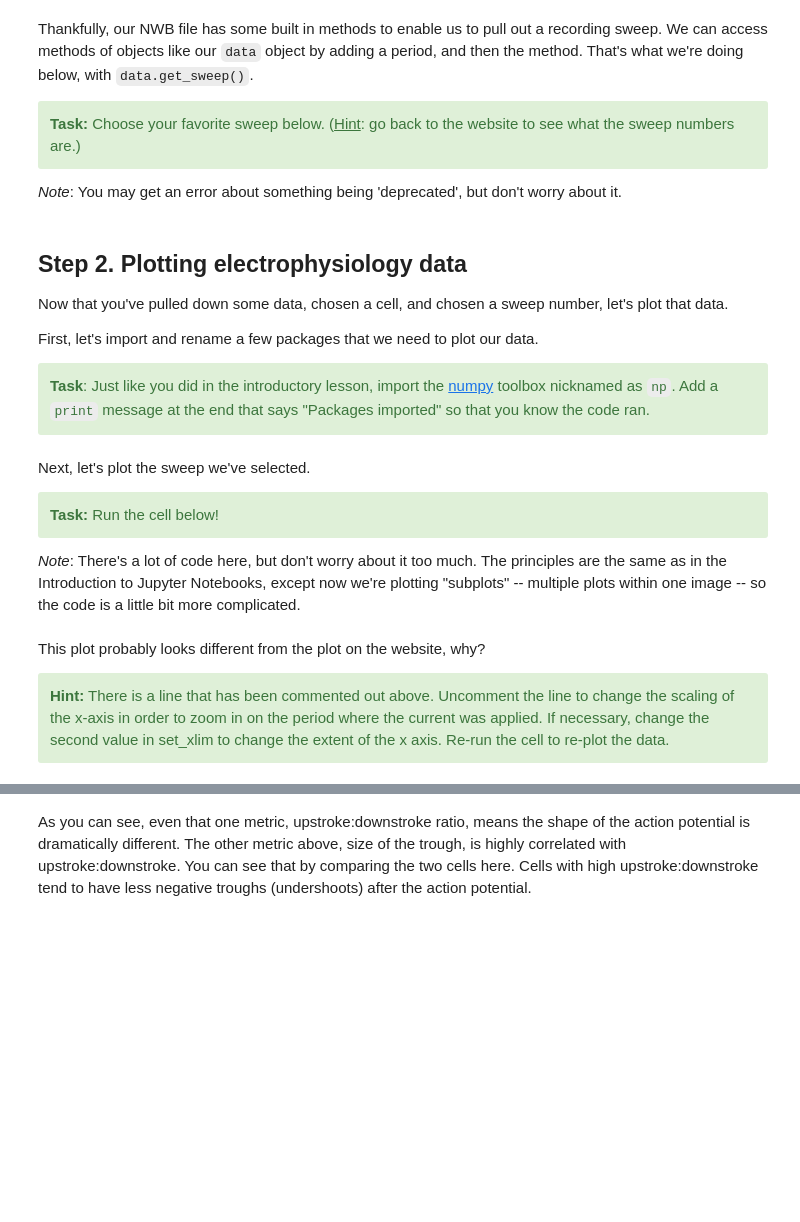
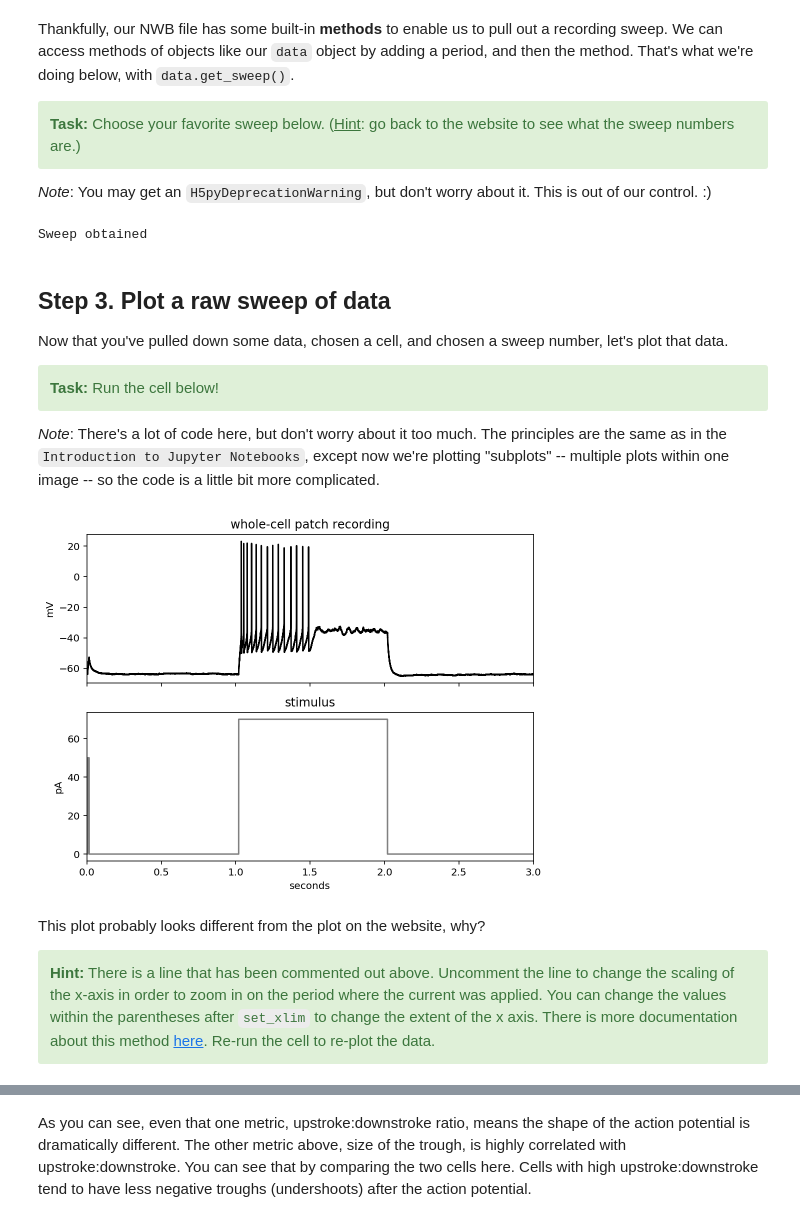
Before and after one commit to ajuavinett/CellTypesLesson, a Jupyter notebook: CellTypesNotebook-CodingLight.ipynb, the cells around one changed output, grey strips where cells are left out. Drawn from its saved outputs; the diff is of its cells as text; code cells hidden in the pictures; blank space fills up the shorter version.

```diff
--- a/CellTypesNotebook-CodingLight.ipynb
+++ b/CellTypesNotebook-CodingLight.ipynb
@@ -41,7 +81,7 @@ Now that we have the packages we need, let's import a raw sweep of the data. The
 This might take a minute or two. You should wait until the circle in the upper right is <i>not</i> filled to continue.</div>
 # %%
 # Enter your cell_id below
-cell_id =
+cell_id = ...
 
 # Get the electrophysiology (ephys) data for that cell
 data = ctc.get_ephys_data(cell_id)
@@ -49,23 +92,16 @@ print('Data retrieved')
 # %% [markdown]
-Thankfully, our NWB file has some built in methods to enable us to pull out a recording sweep. We can access methods of objects like our `data` object by adding a period, and then the method. That's what we're doing below, with `data.get_sweep()`.
+Thankfully, our NWB file has some built-in **methods** to enable us to pull out a recording sweep. We can access methods of objects like our `data` object by adding a period, and then the method. That's what we're doing below, with `data.get_sweep()`.
 
 
 <div class="alert alert-success">
     <b>Task:</b> Choose your favorite sweep below. (<u>Hint</u>: go back to the website to see what the sweep numbers are.)</div>
 
-<i>Note</i>: You may get an error about something being 'deprecated', but don't worry about it.
+<i>Note</i>: You may get an `H5pyDeprecationWarning`, but don't worry about it. This is out of our control. :)
 # %%
 # Assign your favorite sweep number to a variable "sweep_number" below.
-sweep_number =
+sweep_number = ...
 
 sweep_data = data.get_sweep(sweep_number)
 print('Sweep obtained')
+# %% [output]
+Sweep obtained
-# %% [markdown]
-<a id="two"></a>
-## Step 2. Plotting electrophysiology data
-Now that you've pulled down some data, chosen a cell, and chosen a sweep number, let's plot that data.
-
-First, let's import and rename a few packages that we need to plot our data.
-
-<div class="alert alert-success">
-    <b>Task</b>: Just like you did in the introductory lesson, import the <a href="https://www.numpy.org/">numpy</a> toolbox nicknamed as <code>np</code>. Add a <code>print</code> message at the end that says "Packages imported" so that you know the code ran.</div>
@@ -83,39 +108,43 @@ import matplotlib.pyplot as plt
 # %% [markdown]
-Next, let's plot the sweep we've selected.
+<a id="plotsweep"></a>
+## Step 3. Plot a raw sweep of data
+Now that you've pulled down some data, chosen a cell, and chosen a sweep number, let's plot that data.
 
 <div class="alert alert-success"><b>Task:</b> Run the cell below!</div>
 
-<i>Note</i>: There's a lot of code here, but don't worry about it too much. The principles are the same as in the Introduction to Jupyter Notebooks, except now we're plotting "subplots" -- multiple plots within one image -- so the code is a little bit more complicated.
+<i>Note</i>: There's a lot of code here, but don't worry about it too much. The principles are the same as in the `Introduction to Jupyter Notebooks`, except now we're plotting "subplots" -- multiple plots within one image -- so the code is a little bit more complicated.
 # %%
-# Get the stimulus trace and convert to pA
-stim_current = sweep_data['stimulus'] * 1e12 # in A, converted to pA
+# Get the stimulus trace (in amps) and convert to pA
+stim_current = sweep_data['stimulus'] * 1e12
 
-# Get the voltage trace and convert to mV
-response_voltage = sweep_data['response'] * 1e3 # in V, converted to mV
+# Get the voltage trace (in volts) and convert to mV
+response_voltage = sweep_data['response'] * 1e3
 
-# We need to know the sampling rate so that we can create a time axis for our data
+# Get the sampling rate and can create a time axis for our data
 sampling_rate = sweep_data['sampling_rate'] # in Hz
-time_stamps = (np.arange(0, len(response_voltage)) * (1.0 / sampling_rate))
+timestamps = (np.arange(0, len(response_voltage)) * (1.0 / sampling_rate))
 
 # Set up our plot
-fig, axes = plt.subplots(2, 1, sharex=True,figsize=(10,10))
+fig, axes = plt.subplots(2, 1, sharex=True,figsize=(8,6))
 
 # axes 0 is our first plot, of the recorded voltage data
-axes[0].plot(time_stamps, response_voltage, color='black')
-axes[0].set_ylabel("mV")
-#axes[0].set_xlim(0,3)
-axes[0].set_title("whole-cell patch recording")
+axes[0].plot(timestamps, response_voltage, color='black')
+axes[0].set_ylabel('mV')
+axes[0].set_xlim(0,3) # determines the scaling of the x-axis
+axes[0].set_title('whole-cell patch recording')
 
 # axes 1 is our second plot, of the stimulus trace
-axes[1].plot(time_stamps, stim_current, color='gray')
-axes[1].set_ylabel("pA")
-axes[1].set_xlabel("seconds")
-axes[1].set_title("stimulus")
+axes[1].plot(timestamps, stim_current, color='gray')
+axes[1].set_ylabel('pA')
+axes[1].set_xlabel('seconds')
+axes[1].set_title('stimulus')
 
 plt.show()
+# %% [output]
+[figure, added]
 # %% [markdown]
 This plot probably looks different from the plot on the website, why?
 
 <div class="alert alert-success">
-<b>Hint:</b> There is a line that has been commented out above. Uncomment the line to change the scaling of the x-axis in order to zoom in on the period where the current was applied. If necessary, change the second value in set_xlim to change the extent of the x axis. Re-run the cell to re-plot the data.</div>
+<b>Hint:</b> There is a line that has been commented out above. Uncomment the line to change the scaling of the x-axis in order to zoom in on the period where the current was applied. You can change the values within the parentheses after <code>set_xlim</code> to change the extent of the x axis. There is more documentation about this method <a href="https://matplotlib.org/api/_as_gen/matplotlib.axes.Axes.set_xlim.html">here</a>. Re-run the cell to re-plot the data.</div>
 # %% [markdown]
```
Also changed, not shown: parts of 42 cells of this notebook, 1 other file.
